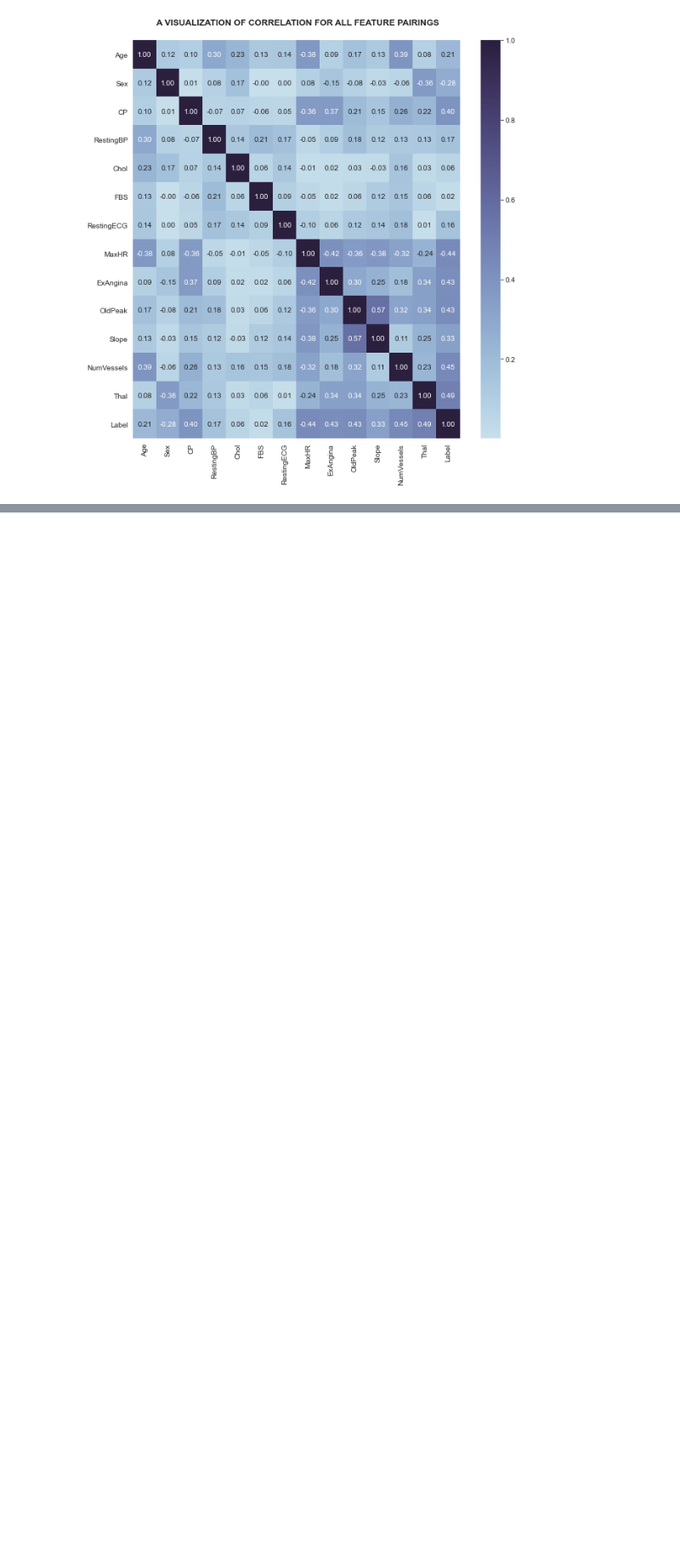
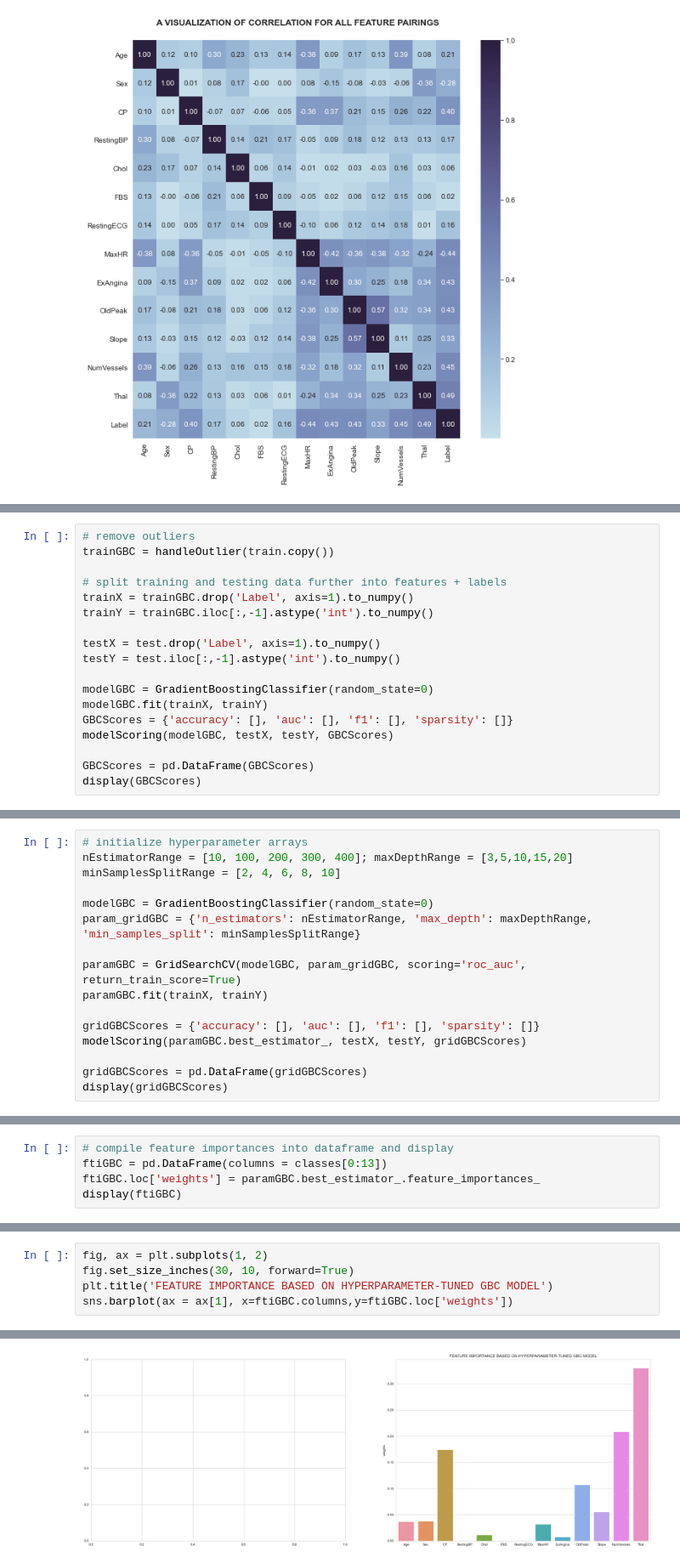
Before and after one commit to habibkhadri1/CapstoneProjectFinal, a Jupyter notebook: PredictingHeartDiseaseTarget.ipynb, the cells around one changed output, grey strips where cells are left out. Shown at 85% size. Drawn from its saved outputs; the diff is of its cells as text; blank space fills up the shorter version.

```diff
--- a/PredictingHeartDiseaseTarget.ipynb
+++ b/PredictingHeartDiseaseTarget.ipynb
@@ -233,0 +355,18 @@ plt.show()
+# %%
+# remove outliers
+trainGBC = handleOutlier(train.copy())
+
+# split training and testing data further into features + labels
+trainX = trainGBC.drop('Label', axis=1).to_numpy()
+trainY = trainGBC.iloc[:,-1].astype('int').to_numpy()
+
+testX = test.drop('Label', axis=1).to_numpy()
+testY = test.iloc[:,-1].astype('int').to_numpy()
+
+modelGBC = GradientBoostingClassifier(random_state=0)
+modelGBC.fit(trainX, trainY)
+GBCScores = {'accuracy': [], 'auc': [], 'f1': [], 'sparsity': []}
+modelScoring(modelGBC, testX, testY, GBCScores)
+
+GBCScores = pd.DataFrame(GBCScores)
+display(GBCScores)
@@ -233,0 +378,16 @@ plt.show()
+# %%
+# initialize hyperparameter arrays
+nEstimatorRange = [10, 100, 200, 300, 400]; maxDepthRange = [3,5,10,15,20]
+minSamplesSplitRange = [2, 4, 6, 8, 10]
+
+modelGBC = GradientBoostingClassifier(random_state=0)
+param_gridGBC = {'n_estimators': nEstimatorRange, 'max_depth': maxDepthRange, 'min_samples_split': minSamplesSplitRange}
+
+paramGBC = GridSearchCV(modelGBC, param_gridGBC, scoring='roc_auc', return_train_score=True)
+paramGBC.fit(trainX, trainY)
+
+gridGBCScores = {'accuracy': [], 'auc': [], 'f1': [], 'sparsity': []}
+modelScoring(paramGBC.best_estimator_, testX, testY, gridGBCScores)
+
+gridGBCScores = pd.DataFrame(gridGBCScores)
+display(gridGBCScores)
@@ -233,0 +397,5 @@ plt.show()
+# %%
+# compile feature importances into dataframe and display
+ftiGBC = pd.DataFrame(columns = classes[0:13])
+ftiGBC.loc['weights'] = paramGBC.best_estimator_.feature_importances_
+display(ftiGBC)
@@ -233,0 +407,6 @@ plt.show()
+# %%
+fig, ax = plt.subplots(1, 2)
+fig.set_size_inches(30, 10, forward=True)
+plt.title('FEATURE IMPORTANCE BASED ON HYPERPARAMETER-TUNED GBC MODEL')
+sns.barplot(ax = ax[1], x=ftiGBC.columns,y=ftiGBC.loc['weights'])
+# %% [output]
@@ -233,0 +414 @@ plt.show()
+[figure, added]
```
Also changed, not shown: parts of 28 cells of this notebook.
